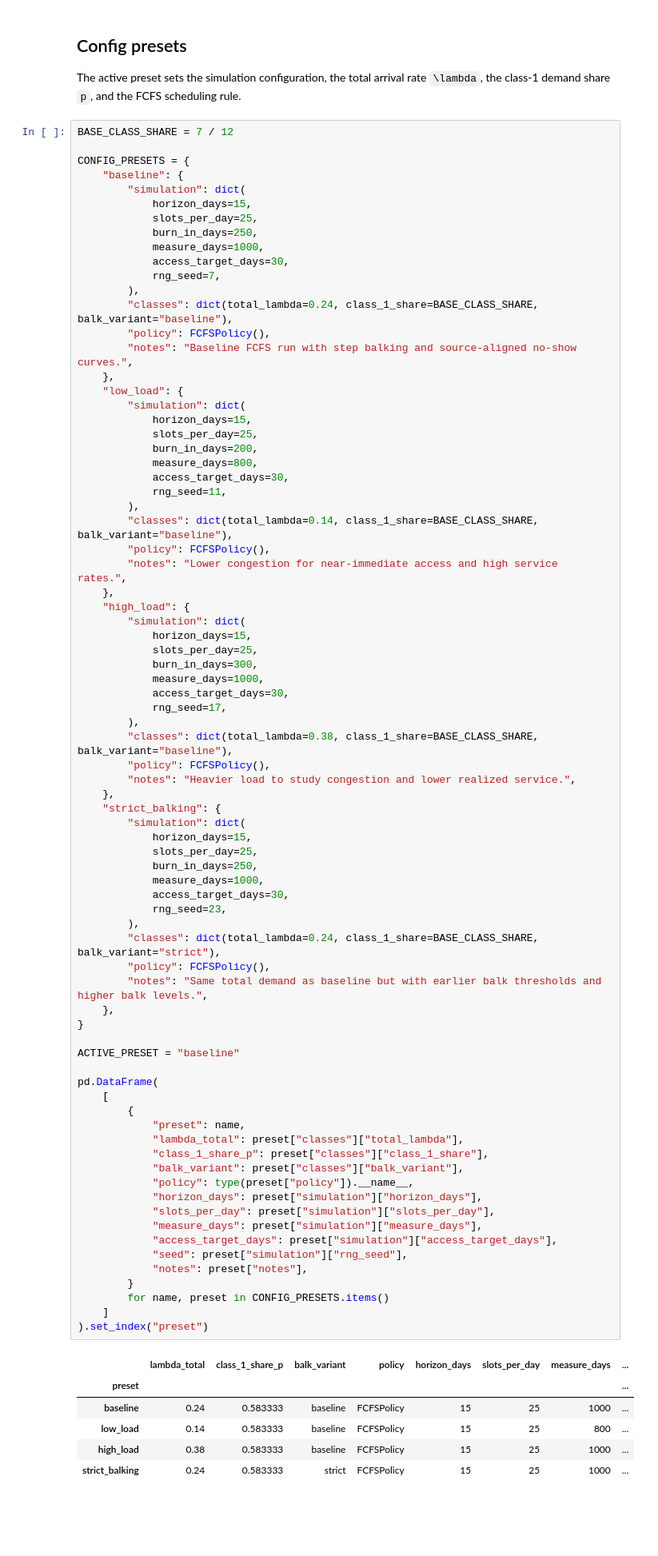
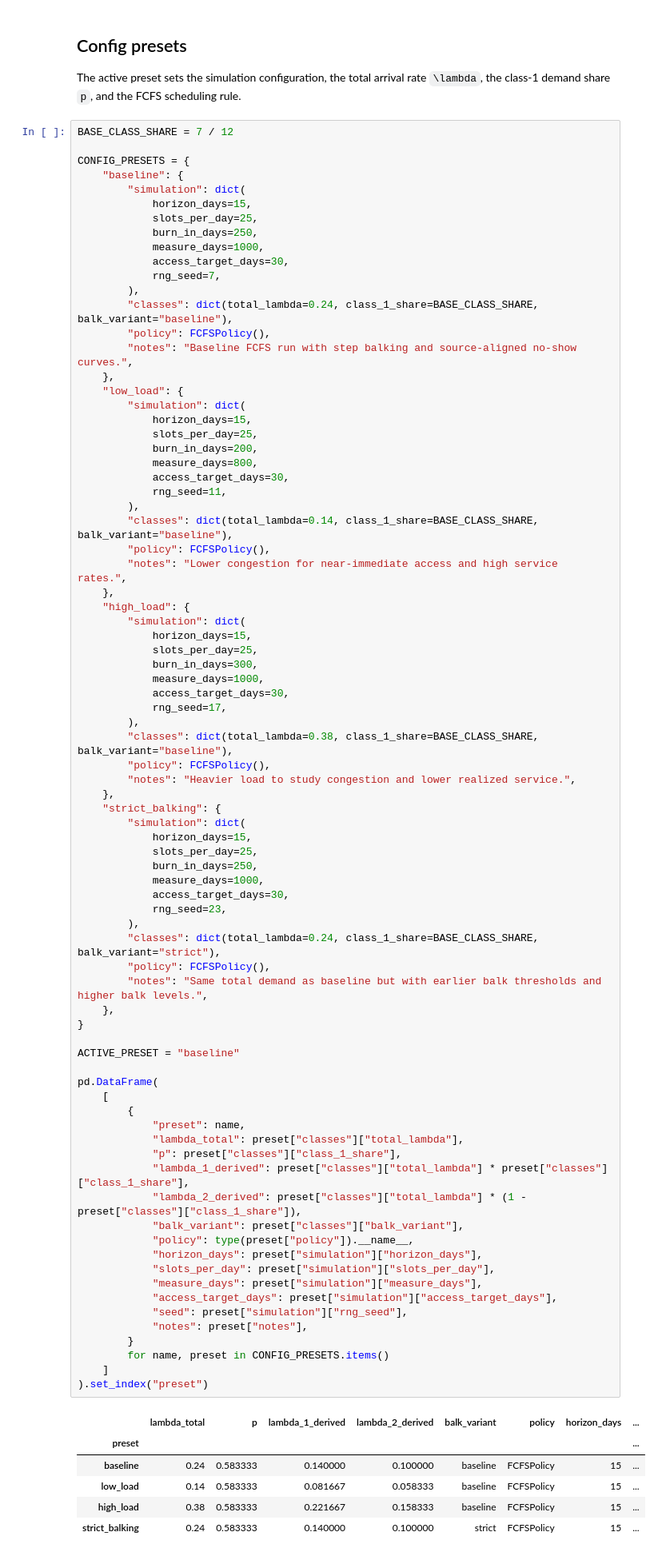
Before and after one commit to alexandre-sdd/research_cuimc_queuing, a Jupyter notebook: Notebooks/simulation.ipynb, the cells around one changed output. Shown at 80% size. Drawn from its saved outputs; the diff is of its cells as text; blank space fills up the shorter version.

```diff
--- a/Notebooks/simulation.ipynb
+++ b/Notebooks/simulation.ipynb
@@ -103,40 +103,42 @@ CONFIG_PRESETS = {
             measure_days=1000,
             access_target_days=30,
             rng_seed=23,
         ),
         "classes": dict(total_lambda=0.24, class_1_share=BASE_CLASS_SHARE, balk_variant="strict"),
         "policy": FCFSPolicy(),
         "notes": "Same total demand as baseline but with earlier balk thresholds and higher balk levels.",
     },
 }
 
 ACTIVE_PRESET = "baseline"
 
 pd.DataFrame(
     [
         {
             "preset": name,
             "lambda_total": preset["classes"]["total_lambda"],
-            "class_1_share_p": preset["classes"]["class_1_share"],
+            "p": preset["classes"]["class_1_share"],
+            "lambda_1_derived": preset["classes"]["total_lambda"] * preset["classes"]["class_1_share"],
+            "lambda_2_derived": preset["classes"]["total_lambda"] * (1 - preset["classes"]["class_1_share"]),
             "balk_variant": preset["classes"]["balk_variant"],
             "policy": type(preset["policy"]).__name__,
             "horizon_days": preset["simulation"]["horizon_days"],
             "slots_per_day": preset["simulation"]["slots_per_day"],
             "measure_days": preset["simulation"]["measure_days"],
             "access_target_days": preset["simulation"]["access_target_days"],
             "seed": preset["simulation"]["rng_seed"],
             "notes": preset["notes"],
         }
         for name, preset in CONFIG_PRESETS.items()
     ]
 ).set_index("preset")
 # %% [output]
-|  | lambda_total | class_1_share_p | balk_variant | policy | horizon_days | slots_per_day | measure_days | ... |
+|  | lambda_total | p | lambda_1_derived | lambda_2_derived | balk_variant | policy | horizon_days | ... |
 | preset |  |  |  |  |  |  |  | ... |
-| baseline | 0.24 | 0.583333 | baseline | FCFSPolicy | 15 | 25 | 1000 | ... |
-| low_load | 0.14 | 0.583333 | baseline | FCFSPolicy | 15 | 25 | 800 | ... |
-| high_load | 0.38 | 0.583333 | baseline | FCFSPolicy | 15 | 25 | 1000 | ... |
-| strict_balking | 0.24 | 0.583333 | strict | FCFSPolicy | 15 | 25 | 1000 | ... |
+| baseline | 0.24 | 0.583333 | 0.140000 | 0.100000 | baseline | FCFSPolicy | 15 | ... |
+| low_load | 0.14 | 0.583333 | 0.081667 | 0.058333 | baseline | FCFSPolicy | 15 | ... |
+| high_load | 0.38 | 0.583333 | 0.221667 | 0.158333 | baseline | FCFSPolicy | 15 | ... |
+| strict_balking | 0.24 | 0.583333 | 0.140000 | 0.100000 | strict | FCFSPolicy | 15 | ... |
 # %%
 def make_classes(total_lambda=0.24, class_1_share=7 / 12, balk_variant="baseline"):
     lambda_1, lambda_2 = split_two_class_arrival_rates(total_lambda, class_1_share)
```
Also changed, not shown: parts of 3 cells of this notebook, 3 other files.
